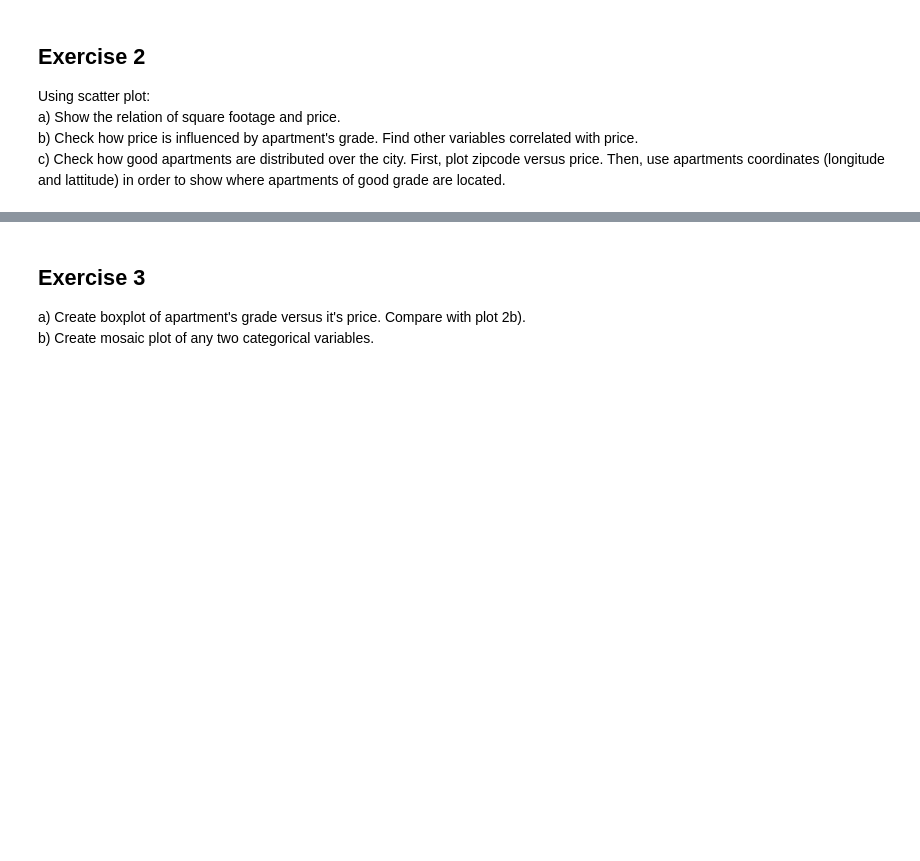
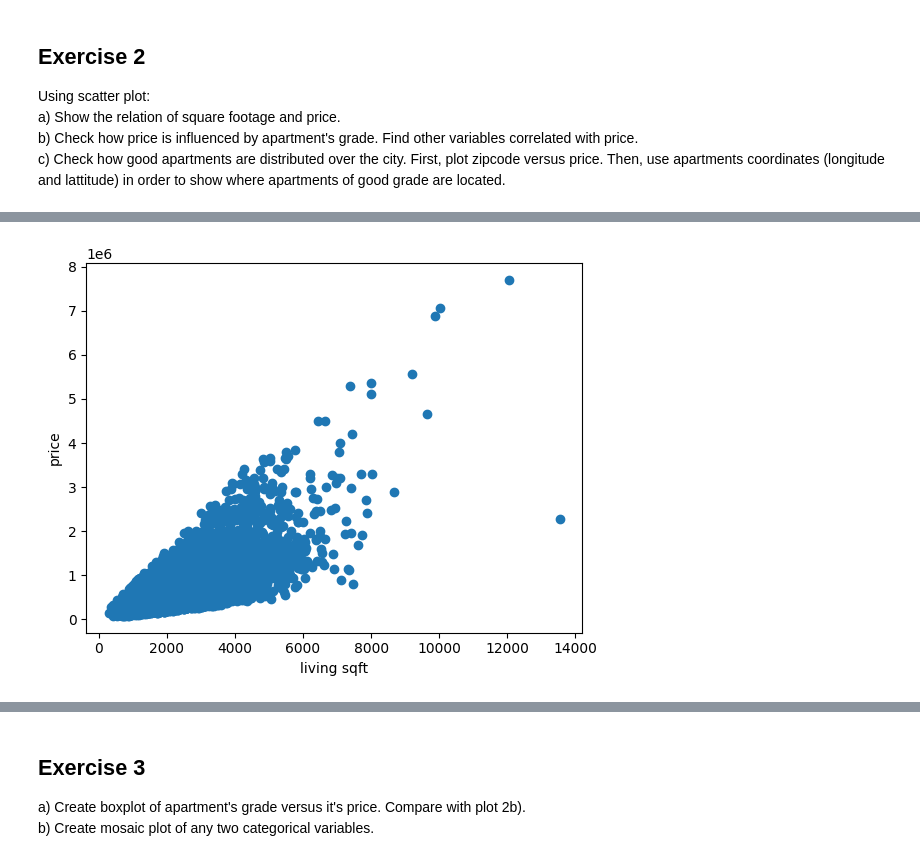
Before and after one commit to hsuliz/university, a Jupyter notebook: Year 2023/Data Science/DS22/Assignment_1_without_code.ipynb, the cells around one changed output, grey strips where cells are left out. Cells and saved outputs as stored; diff of their text form; code cells hidden in the pictures; blank space fills up the shorter version.

Commit message:
It's data science

```diff
--- a/Year 2023/Data Science/DS22/Assignment_1_without_code.ipynb
+++ b/Year 2023/Data Science/DS22/Assignment_1_without_code.ipynb
@@ -60,7 +61,9 @@ Categorical:
 #Compute basic statistics of numerical variables. Are all of them meaningful?
 #c)
 #Your code:
-
+with open("kc_house_data.csv") as my_file:
+    my_file = pd.read_csv(my_file)
+    print(my_file.describe())
 
 
 
@@ -95,0 +95,18 @@ c) Check how good apartments are distributed over the city. First, plot zipcode
+# %%
+#a)
+#Your code:
+with open("kc_house_data.csv") as my_file:
+    my_file = pd.read_csv(my_file)
+    sqr = my_file.get("sqft_living")
+    price = my_file.get("price")
+
+    plt.scatter(sqr, price)
+    plt.xlabel("living sqft")
+    plt.ylabel("price")
+
+    plt.show()
+
+
+#Hint plt.scatter
+# %% [output]
+[figure, added]
```
Also changed, not shown: parts of 9 cells of this notebook, 2 other files.
